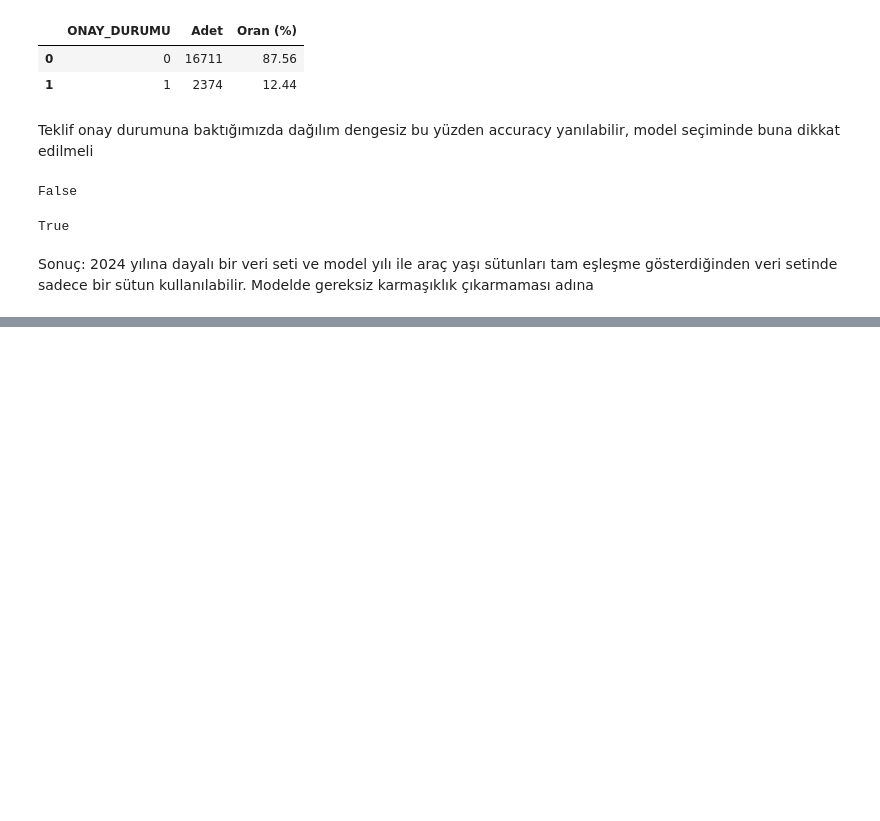
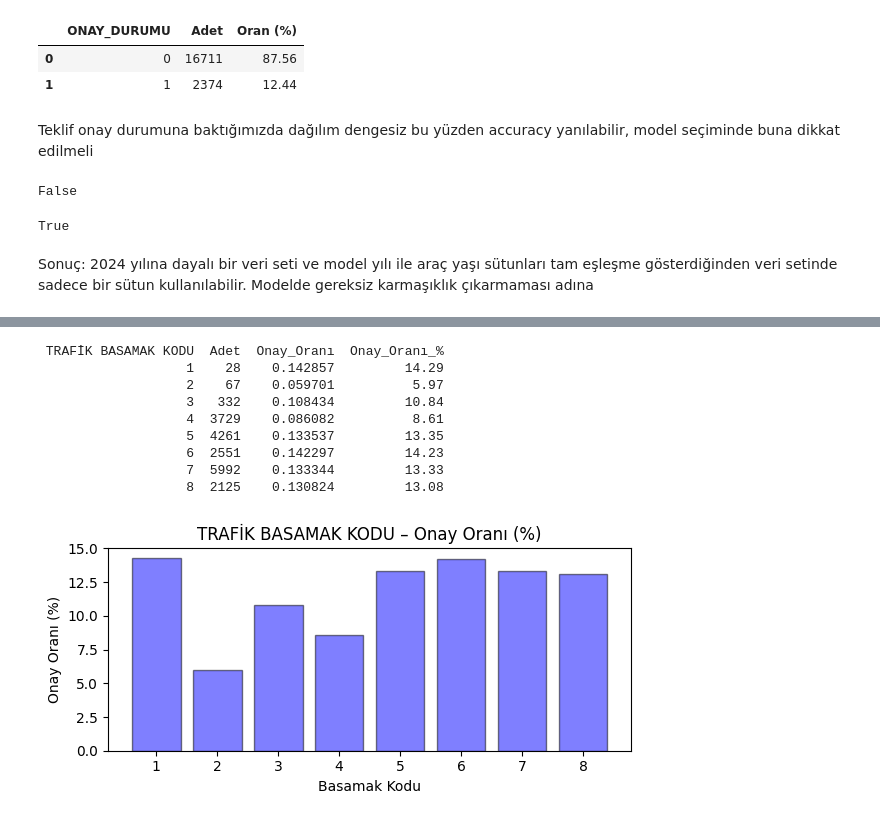
Before and after one commit to incieryilmazz/Insurance--Project, a Jupyter notebook: EDA.ipynb, the cells around one changed output, grey strips where cells are left out. Saved outputs shown, nothing was run; the diff lists cells and outputs as text; code cells hidden in the pictures; blank space fills up the shorter version.

```diff
--- a/EDA.ipynb
+++ b/EDA.ipynb
@@ -218,0 +264,26 @@ Sonuç: 2024 yılına dayalı bir veri seti ve model yılı ile araç yaşı sü
+# %%
+# Trafik basamak kodu ile teklif onay durumu arasındaki ilişki
+grp = df.groupby("TRAFİK BASAMAK KODU")["TEKLİF ONAY DURUMU"]
+tab = pd.DataFrame({"Adet": grp.size(), "Onay_Oranı": grp.mean()}).reset_index()
+tab["Onay_Oranı_%"] = (tab["Onay_Oranı"] * 100).round(2)
+tab = tab.sort_values("TRAFİK BASAMAK KODU").reset_index(drop=True)
+
+print(tab.to_string(index=False))
+
+plt.figure(figsize=(6, 3))
+plt.bar(tab["TRAFİK BASAMAK KODU"].astype(str), tab["Onay_Oranı_%"],
+       color="blue", edgecolor="black", alpha=0.5)
+plt.title("TRAFİK BASAMAK KODU – Onay Oranı (%)")
+plt.xlabel("Basamak Kodu"); plt.ylabel("Onay Oranı (%)")
+plt.tight_layout(); plt.show()
+# %% [output]
+ TRAFİK BASAMAK KODU  Adet  Onay_Oranı  Onay_Oranı_%
+                   1    28    0.142857         14.29
+                   2    67    0.059701          5.97
+                   3   332    0.108434         10.84
+                   4  3729    0.086082          8.61
+                   5  4261    0.133537         13.35
+                   6  2551    0.142297         14.23
+                   7  5992    0.133344         13.33
+                   8  2125    0.130824         13.08
+[figure, added]
```
Also changed, not shown: parts of 12 cells of this notebook.
